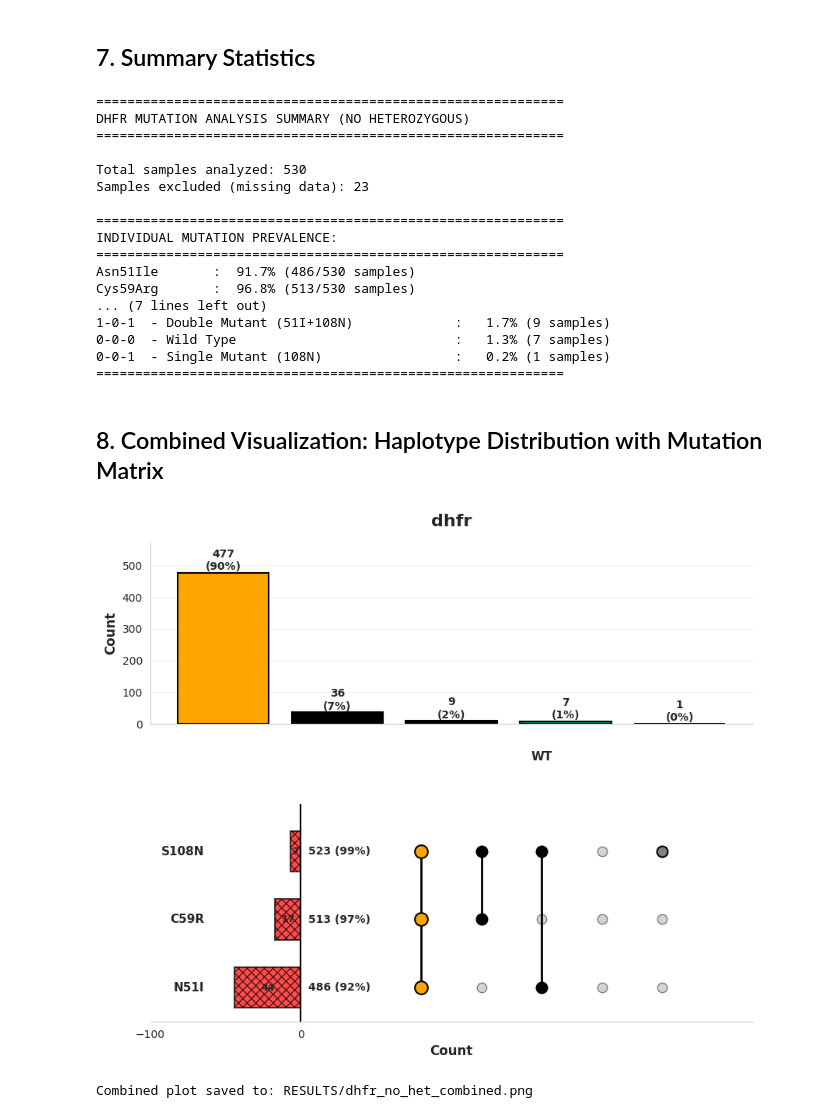
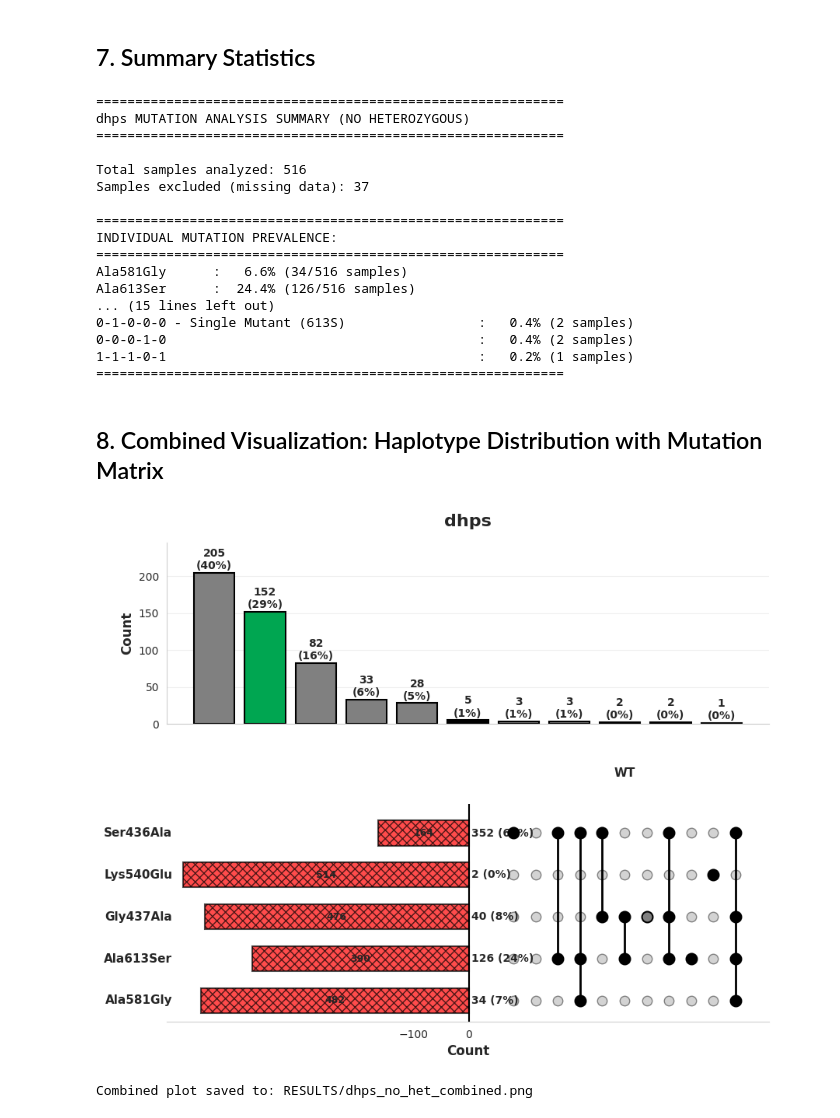
Before and after one commit to cayledsn/njy, a Jupyter notebook: index.ipynb, the cells around one changed output. Saved outputs shown, nothing was run; the diff lists cells and outputs as text; code cells hidden in the pictures.

```diff
--- a/index.ipynb
+++ b/index.ipynb
@@ -87,9 +89,11 @@ Individual Mutation Prevalence:
 ## 4. Calculate Haplotype (Mutation Combination) Frequencies
 # %%
 # Create haplotype string for each sample (e.g., "1-1-1" for triple mutant)
-df_clean['Haplotype'] = (df_clean['Asn51Ile'].astype(str) + '-' +
-                        df_clean['Cys59Arg'].astype(str) + '-' +
-                        df_clean['Ser108Asn'].astype(str))
+df_clean['Haplotype'] = (df_clean['Ala581Gly'].astype(str) + '-' +
+                        df_clean['Ala613Ser'].astype(str) + '-' +
+                        df_clean['Gly437Ala'].astype(str) + '-' +
+                        df_clean['Lys540Glu'].astype(str) + '-' +
+                        df_clean['Ser436Ala'].astype(str))
 
 # Count frequency of each haplotype
 haplotype_counts = df_clean['Haplotype'].value_counts()
@@ -104,14 +108,14 @@ haplotype_summary = pd.DataFrame({
 
 # Add descriptive names
 haplotype_names = {
-    '1-1-1': 'Triple Mutant (51I+59R+108N)',
-    '0-0-0': 'Wild Type',
-    '0-1-1': 'Double Mutant (59R+108N)',
-    '1-0-1': 'Double Mutant (51I+108N)',
-    '1-1-0': 'Double Mutant (51I+59R)',
-    '0-0-1': 'Single Mutant (108N)',
-    '0-1-0': 'Single Mutant (59R)',
-    '1-0-0': 'Single Mutant (51I)'
+    '1-1-1-1-1': 'Quintuple Mutant (581G+613S+437A+540E+436A)',
+    '0-0-0-0-0': 'Wild Type',
+    '0-1-1-0-0': 'Double Mutant (613S+437A)',
+    '1-0-1-0-0': 'Double Mutant (581G+437A)',
+    '1-1-0-0-0': 'Double Mutant (581G+613S)',
+    '0-0-1-0-0': 'Single Mutant (437A)',
+    '0-1-0-0-0': 'Single Mutant (613S)',
+    '1-0-0-0-0': 'Single Mutant (581G)'
 }
 haplotype_summary['Description'] = haplotype_summary['Haplotype'].map(haplotype_names)
 
@@ -208,7 +218,7 @@ Plot saved to: RESULTS/dhfr_individual_mutations.png
 # %%
 # Summary statistics
 print("="*60)
-print("DHFR MUTATION ANALYSIS SUMMARY (NO HETEROZYGOUS)")
+print("dhps MUTATION ANALYSIS SUMMARY (NO HETEROZYGOUS)")
 print("="*60)
 print(f"\nTotal samples analyzed: {len(df_clean)}")
 print(f"Samples excluded (missing data): {len(df) - len(df_clean)}")
@@ -228,21 +238,21 @@ for _, row in haplotype_summary_sorted.iterrows():
 print("="*60)
 # %% [output]
 ============================================================
-DHFR MUTATION ANALYSIS SUMMARY (NO HETEROZYGOUS)
+dhps MUTATION ANALYSIS SUMMARY (NO HETEROZYGOUS)
 ============================================================
 
-Total samples analyzed: 530
-Samples excluded (missing data): 23
+Total samples analyzed: 516
+Samples excluded (missing data): 37
 
 ============================================================
 INDIVIDUAL MUTATION PREVALENCE:
 ============================================================
-Asn51Ile       :  91.7% (486/530 samples)
-Cys59Arg       :  96.8% (513/530 samples)
-... (7 lines left out)
-1-0-1  - Double Mutant (51I+108N)             :   1.7% (9 samples)
-0-0-0  - Wild Type                            :   1.3% (7 samples)
-0-0-1  - Single Mutant (108N)                 :   0.2% (1 samples)
+Ala581Gly      :   6.6% (34/516 samples)
+Ala613Ser      :  24.4% (126/516 samples)
+... (15 lines left out)
+0-1-0-0-0 - Single Mutant (613S)                 :   0.4% (2 samples)
+0-0-0-1-0                                        :   0.4% (2 samples)
+1-1-1-0-1                                        :   0.2% (1 samples)
 ============================================================
 # %% [markdown]
 ## 8. Combined Visualization: Haplotype Distribution with Mutation Matrix
@@ -259,11 +269,11 @@ ax_top = fig.add_subplot(gs[0])
 # Prepare data - get top haplotypes
 haplotype_summary_sorted = haplotype_summary.sort_values('Count', ascending=False)
 colors_map = {
-    '1-1-1': '#FFA500',  # Orange for triple mutant
-    '0-1-1': '#000000',  # Black for double mutant
-    '0-0-0': '#00A651',  # Green for wild type
-    '1-0-1': '#000000',  # Black
-    '0-0-1': '#808080',  # Gray
+    '1-1-1-1-1': '#FFA500',  # Orange for quintuple mutant
+    '0-1-1-0-0': '#000000',  # Black for double mutant
+    '0-0-0-0-0': '#00A651',  # Green for wild type
+    '1-0-1-0-0': '#000000',  # Black
+    '0-0-1-0-0': '#808080',  # Gray
 }
 
 bar_colors = [colors_map.get(h, '#808080') for h in haplotype_summary_sorted['Haplotype']]
@@ -285,7 +295,7 @@ for i, (bar, row) in enumerate(zip(bars, haplotype_summary_sorted.iterrows())):
                 ha='center', va='bottom', fontsize=10, fontweight='bold')
 
 ax_top.set_ylabel('Count', fontsize=12, fontweight='bold')
-ax_top.set_title('dhfr', fontsize=16, fontweight='bold', pad=15)
+ax_top.set_title('dhps', fontsize=16, fontweight='bold', pad=15)
 ax_top.set_xticks([])
 ax_top.set_ylim(0, max(haplotype_summary_sorted['Count']) * 1.2)
 ax_top.spines['top'].set_visible(False)
@@ -297,8 +307,8 @@ ax_bottom = fig.add_subplot(gs[1])
 
 # Calculate mutation counts
 mutation_data = []
-mutation_labels = ['N51I', 'C59R', 'S108N']
-mutation_cols_map = {'N51I': 'Asn51Ile', 'C59R': 'Cys59Arg', 'S108N': 'Ser108Asn'}
+mutation_labels = ['Ala581Gly', 'Ala613Ser', 'Gly437Ala', 'Lys540Glu', 'Ser436Ala']
+mutation_cols_map = {'Ala581Gly': 'Ala581Gly', 'Ala613Ser': 'Ala613Ser', 'Gly437Ala': 'Gly437Ala', 'Lys540Glu': 'Lys540Glu', 'Ser436Ala': 'Ser436Ala'}
 
 for label, col in mutation_cols_map.items():
     mutant_count = (df_clean[col] == 1).sum()
@@ -355,34 +365,34 @@ for j, haplotype in enumerate(haplotypes_to_show):
             ax_bottom.scatter(x_pos, i, s=dot_size**2,
                             color=dot_color, edgecolors='black',
                             linewidth=1.5, zorder=3)
         else:
             ax_bottom.scatter(x_pos, i, s=80,
                             color='lightgray', edgecolors='gray',
                             linewidth=1, zorder=1)
 
 # Add "WT" label at the top
 ax_bottom.text(dot_start_x + (len(haplotypes_to_show)//2) * dot_spacing,
             len(mutation_data) + 0.3, 'WT',
             ha='center', va='bottom', fontsize=11, fontweight='bold')
 
 # Set axis properties
 ax_bottom.set_yticks(y_positions)
 ax_bottom.set_yticklabels([])
 ax_bottom.set_ylim(-0.5, len(mutation_data) - 0.3)
 ax_bottom.set_xlim(-max_wt - 30, dot_start_x + len(haplotypes_to_show) * dot_spacing + 20)
 ax_bottom.set_xlabel('Count', fontsize=12, fontweight='bold')
 ax_bottom.axvline(x=0, color='black', linewidth=1.5)
 ax_bottom.spines['top'].set_visible(False)
 ax_bottom.spines['right'].set_visible(False)
 ax_bottom.spines['left'].set_visible(False)
 ax_bottom.set_xticks([-100, 0])
 ax_bottom.grid(False)
 
 plt.tight_layout()
-plt.savefig('RESULTS/dhfr_no_het_combined.png', dpi=300, bbox_inches='tight')
+plt.savefig('RESULTS/dhps_no_het_combined.png', dpi=300, bbox_inches='tight')
 plt.show()
 
-print(f"\nCombined plot saved to: RESULTS/dhfr_no_het_combined.png")
+print(f"\nCombined plot saved to: RESULTS/dhps_no_het_combined.png")
 # %% [output]
-[figure, old version]
+[figure, new version]
-Combined plot saved to: RESULTS/dhfr_no_het_combined.png
+Combined plot saved to: RESULTS/dhps_no_het_combined.png
```
Also changed, not shown: parts of 7 cells of this notebook.
